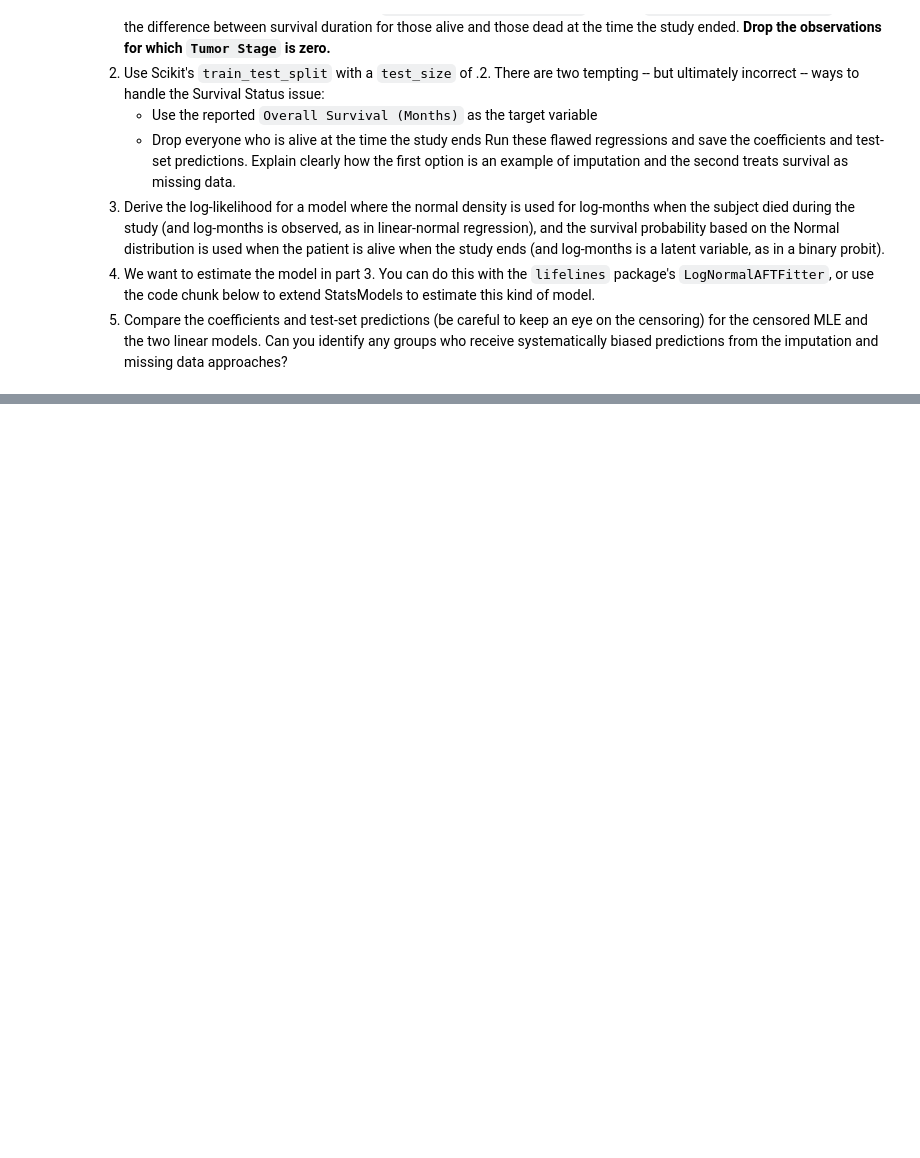
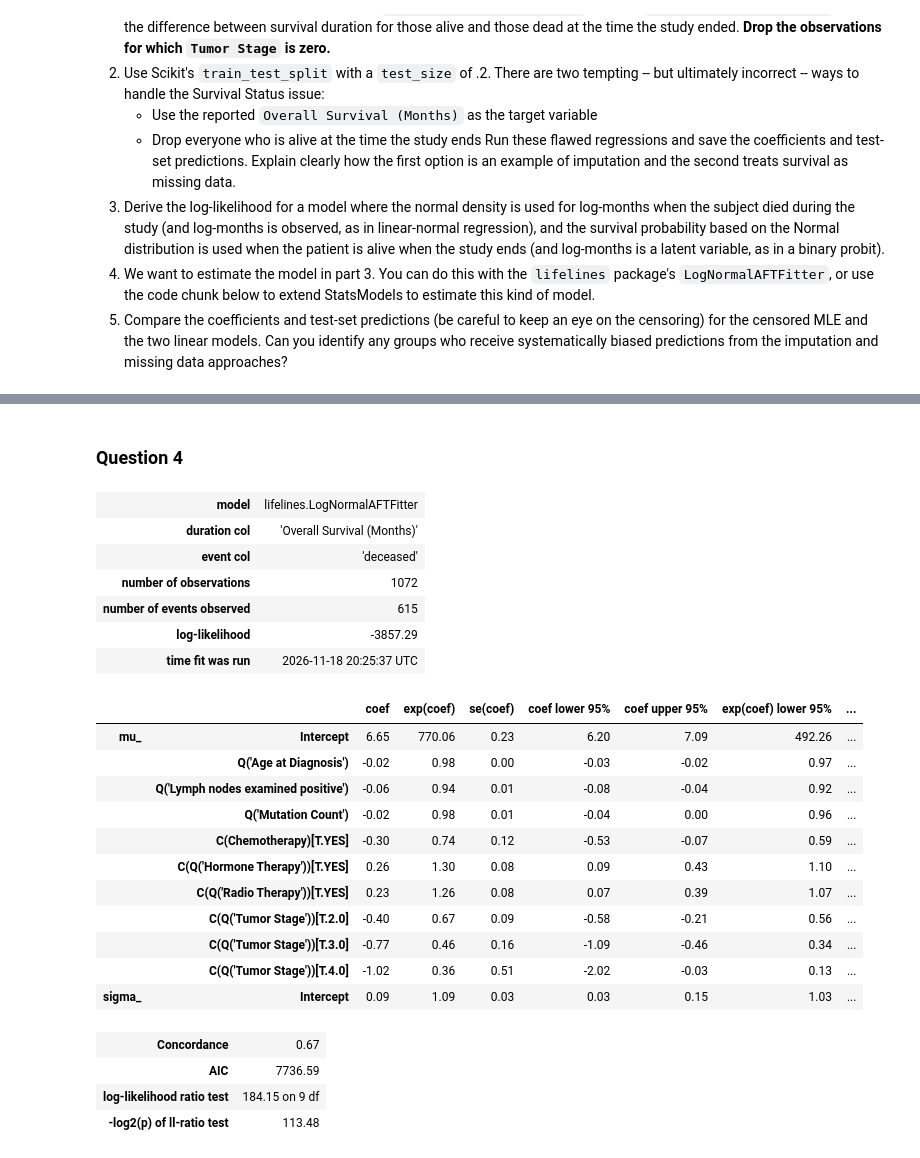
Before and after one commit to madsmith731/uu_mle, a Jupyter notebook: survival_lab.ipynb, the cells around one changed output, grey strips where cells are left out. Saved outputs shown, nothing was run; the diff lists cells and outputs as text; code cells hidden in the pictures; blank space fills up the shorter version.

```diff
--- a/survival_lab.ipynb
+++ b/survival_lab.ipynb
@@ -58,0 +225,43 @@ print(mle.summary())
+# %% [markdown]
+### Question 4
+# %%
+from lifelines import LogNormalAFTFitter
+
+cols = ["Overall Survival Status", "Overall Survival (Months)", "Age at Diagnosis", "Lymph nodes examined positive", "Mutation Count", "Chemotherapy", "Hormone Therapy", "Radio Therapy", "Tumor Stage"]
+metabric_small = metabric_clean[cols].dropna()
+metabric_small = metabric_small[metabric_small["Overall Survival (Months)"] > 0].copy()
+
+
+metabric_small["deceased"] = (metabric_small["Overall Survival Status"] == "1:DECEASED").astype(int)
+
+train, test = train_test_split(metabric_small, test_size=0.2, random_state=42)
+
+model_formula ='Q("Age at Diagnosis") + Q("Lymph nodes examined positive") + Q("Mutation Count") + C(Chemotherapy) + C(Q("Hormone Therapy")) + C(Q("Radio Therapy")) + C(Q("Tumor Stage"))'
+
+aft = LogNormalAFTFitter()
+aft.fit(train, duration_col="Overall Survival (Months)", event_col="deceased", formula=model_formula)
+aft.print_summary()
+# %% [output]
+| model | lifelines.LogNormalAFTFitter |
+| duration col | 'Overall Survival (Months)' |
+| event col | 'deceased' |
+| number of observations | 1072 |
+| number of events observed | 615 |
+| log-likelihood | -3857.29 |
+| time fit was run | 2026-11-18 20:25:37 UTC |
+|  |  | coef | exp(coef) | se(coef) | coef lower 95% | coef upper 95% | exp(coef) lower 95% | ... |
+| mu_ | Intercept | 6.65 | 770.06 | 0.23 | 6.20 | 7.09 | 492.26 | ... |
+|  | Q('Age at Diagnosis') | -0.02 | 0.98 | 0.00 | -0.03 | -0.02 | 0.97 | ... |
+|  | Q('Lymph nodes examined positive') | -0.06 | 0.94 | 0.01 | -0.08 | -0.04 | 0.92 | ... |
+|  | Q('Mutation Count') | -0.02 | 0.98 | 0.01 | -0.04 | 0.00 | 0.96 | ... |
+|  | C(Chemotherapy)[T.YES] | -0.30 | 0.74 | 0.12 | -0.53 | -0.07 | 0.59 | ... |
+|  | C(Q('Hormone Therapy'))[T.YES] | 0.26 | 1.30 | 0.08 | 0.09 | 0.43 | 1.10 | ... |
+|  | C(Q('Radio Therapy'))[T.YES] | 0.23 | 1.26 | 0.08 | 0.07 | 0.39 | 1.07 | ... |
+|  | C(Q('Tumor Stage'))[T.2.0] | -0.40 | 0.67 | 0.09 | -0.58 | -0.21 | 0.56 | ... |
+|  | C(Q('Tumor Stage'))[T.3.0] | -0.77 | 0.46 | 0.16 | -1.09 | -0.46 | 0.34 | ... |
+|  | C(Q('Tumor Stage'))[T.4.0] | -1.02 | 0.36 | 0.51 | -2.02 | -0.03 | 0.13 | ... |
+| sigma_ | Intercept | 0.09 | 1.09 | 0.03 | 0.03 | 0.15 | 1.03 | ... |
+| Concordance | 0.67 |
+| AIC | 7736.59 |
+| log-likelihood ratio test | 184.15 on 9 df |
+| -log2(p) of ll-ratio test | 113.48 |
```
Also changed, not shown: parts of 21 cells of this notebook, 1 other file.
